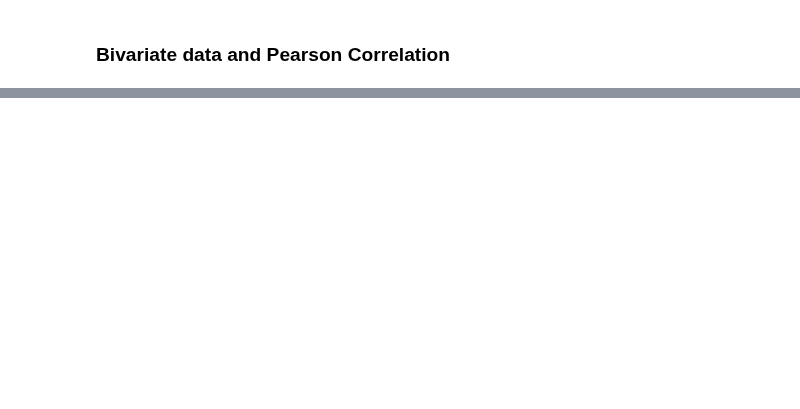
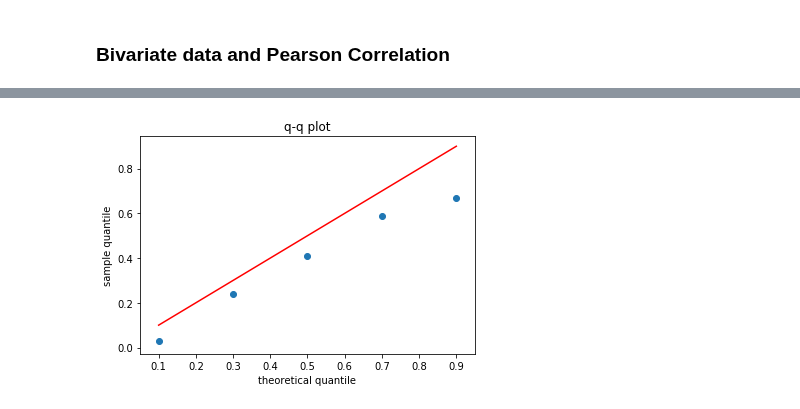
Before and after one commit to mayankkaizen/jupyter-notebooks, a Jupyter notebook: ML and DS/Stats.ipynb, the cells around one changed output, grey strips where cells are left out. Cells and saved outputs as stored; diff of their text form; code cells hidden in the pictures; blank space fills up the shorter version.

```diff
--- a/ML and DS/Stats.ipynb
+++ b/ML and DS/Stats.ipynb
@@ -37,0 +273,2 @@ Therefore, the 25th percentile is 5.5. If we had used the first definition (the
+# %%
+l = [.41, .24, .59, .03, .67]
@@ -37,0 +289,13 @@ Therefore, the 25th percentile is 5.5. If we had used the first definition (the
+# %%
+exp = [.1,.3,.5,.7,.9]
+# %%
+%matplotlib inline
+import matplotlib.pyplot as plt
+
+plt.scatter(exp,sorted(l))
+plt.plot(exp, exp, color = 'red')
+plt.title("q-q plot")
+plt.xlabel('theoretical quantile')
+plt.ylabel("sample quantile");
+# %% [output]
+[figure, added]
```
Also changed, not shown: parts of 42 cells of this notebook, 9 other files.
